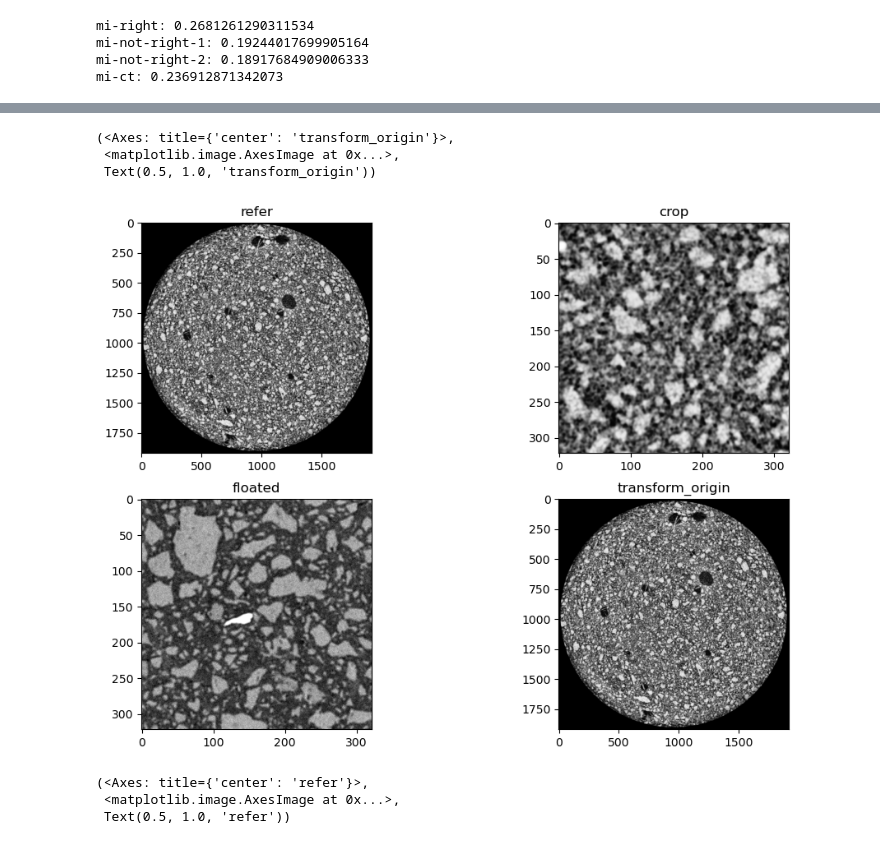
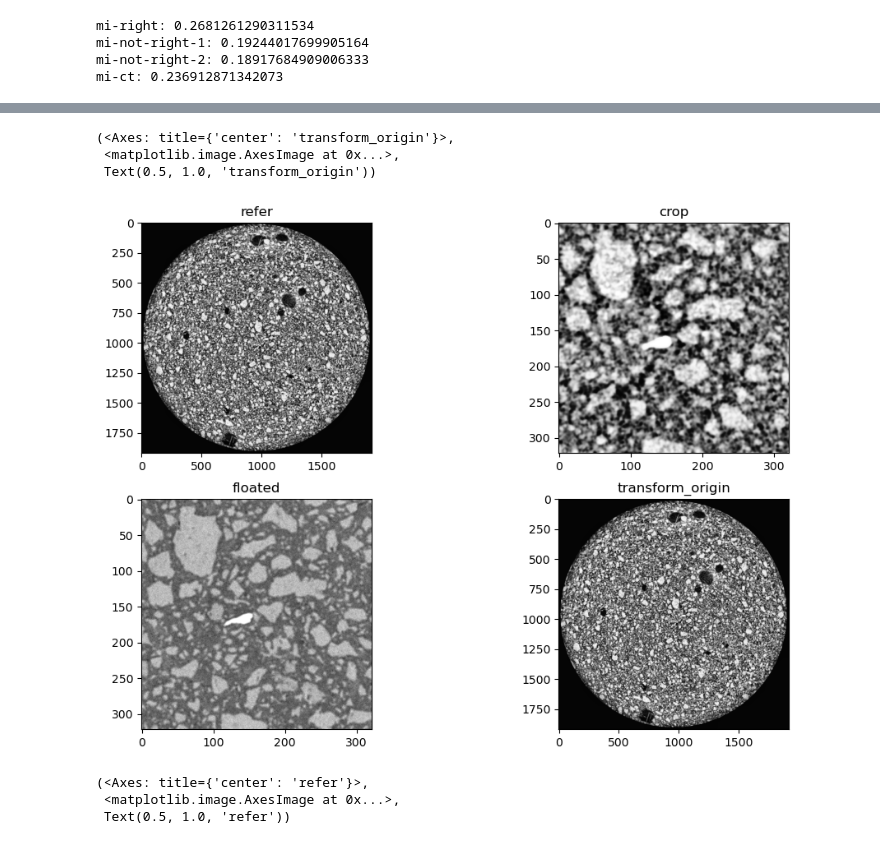
Before and after one commit to Barryzp/ml-workspace, a Jupyter notebook: registration/similarity-measure/crop_mi.ipynb, the cells around one changed output, grey strips where cells are left out. Drawn from its saved outputs; the diff is of its cells as text; code cells hidden in the pictures.

```diff
--- a/registration/similarity-measure/crop_mi.ipynb
+++ b/registration/similarity-measure/crop_mi.ipynb
@@ -100,7 +121,7 @@ def crop_rotate(image, center, size, angle):
     return cropped, rotated
 
 # Load the images
-refered_img = cv2.imread('multimodal/slice_19_ct_contrast.bmp', cv2.IMREAD_GRAYSCALE)
+refered_img = cv2.imread('multimodal/slice_32_enhanced_4.bmp', cv2.IMREAD_GRAYSCALE)
 floated_img = cv2.imread('multimodal/slice_bse_rect_mini.bmp', cv2.IMREAD_GRAYSCALE)
 
 
@@ -108,8 +129,8 @@ width, height = refered_img.shape
 
 floated_width, floated_height = floated_img.shape
 
-x_delta = 1000
-y_delta = 1000
+x_delta = 1200
+y_delta = 1400
 
 interval = 100
 
@@ -124,12 +145,18 @@ mi_datas = []
 nmi_datas = []
 
 # Specify center, size, and angle
-# center = (220, 155)  # BEST POSITION Example center position (x, y)
-center = (1210, 1101.2218) #(1160, 1869) #(1060, 969)##(1210, 1101.2218) ## (100, 900) # (400, 359)
+# center = (1061, 968)  # BEST POSITION Example center position (x, y)
+center = (1061, 968) #(1160, 1869) #(1060, 969)##(1210, 1101.2218) ## (100, 900) # (400, 359)
 size = (floated_height, floated_width)      # Example size (width, height)
 angle = 0           # Example rotation angle in degrees
-csv_prefix = "after_contrast_"
+csv_prefix = "after_contrast_1200"
+# Crop and rotate
+bins = 256
+threshold = [128, 180]
+bound = [0, 50]
+lamda_mis = 5
 
+################################start#########################################
 # 生成坐标点的列表
 # coordinates = np.vstack([xx.ravel(), yy.ravel()]).T
 # for i, coord in enumerate(coordinates):
@@ -138,27 +165,30 @@ csv_prefix = "after_contrast_"
 
 #     # Crop and rotate
 #     cropped_image, rotated = crop_rotate(refered_img, p, size, angle)
-#     mi = mutual_information(floated_img, np.array(cropped_image), bins=256)
-#     nmi = normalized_mutual_information(floated_img, np.array(cropped_image), bins=256)
+#     mi = mutual_information(floated_img, np.array(cropped_image), bins)
+#     nmi = normalized_mutual_information(floated_img, np.array(cropped_image), bins)
+#     sc = spatial_correlation(floated_img, np.array(cropped_image), threshold, bound)
+
+#     mis = mi + lamda_mis * sc
 
 #     mi_item = coordinate.copy()
 #     mi_item.append(mi)
+#     mi_item.append(mis)
 #     nmi_item = coordinate.copy()
 #     nmi_item.append(nmi)
+#     nmi_item.append(mis)
 #     mi_datas.append(mi_item)
 #     nmi_datas.append(nmi_item)
 
 # # 将数据转换为 DataFrame
-# mi_df = pd.DataFrame(mi_datas, columns=['x', 'y', 'z'])
-# nmi_df = pd.DataFrame(nmi_datas, columns=['x', 'y', 'z'])
+# mi_df = pd.DataFrame(mi_datas, columns=['x', 'y', 'z', 'w'])
+# nmi_df = pd.DataFrame(nmi_datas, columns=['x', 'y', 'z', 'w'])
 # # 将 DataFrame 保存为 CSV 文件
 # mi_df.to_csv(f'saved_datas/{csv_prefix}mi_datas.csv', index=False)
 # nmi_df.to_csv(f'saved_datas/{csv_prefix}nmi_datas.csv', index=False)
+################################end#########################################
 
-
-
-# Crop and rotate
-bins = 256
+# 单元测试
 cropped_image, rotated = crop_rotate(refered_img, center, size, angle)
 mi = mutual_information(floated_img, np.array(cropped_image), bins)
 nmi = normalized_mutual_information(floated_img, np.array(cropped_image), bins)
@@ -170,22 +200,64 @@ h2, _ = np.histogram(cropped_image, bins)
 h_floated_entropy = calculate_entropy(h1)
 h_cropped_entropy = calculate_entropy(h2)
 
+sc = spatial_correlation(floated_img, np.array(cropped_image), threshold, bound)
+
 # 计算联合熵
 h_AB_entropy = calculate_entropy(hist_2d)
 
+mis = mi + lamda_mis * sc
+
 print(f"MI: {mi}")
 print(f"NMI: {nmi}")
-
+print(f"SC: {sc}")
+print(f"MIS: {mis}")
 print(f"h_floated_entropy: {h_floated_entropy}")
 print(f"h_cropped_entropy: {h_cropped_entropy}")
 print(f"h_AB: {h_AB_entropy}")
 
+
+# 多个比较
+################################start#########################################
+# for i in range(60):
+#     delta_ = i * 10
+#     p = (center[0], center[1] + delta_)
+#     print(f"=================={p}times:{i}=====================")
+
+#     cropped_image, rotated = crop_rotate(refered_img, p, size, angle)
+#     mi = mutual_information(floated_img, np.array(cropped_image), bins)
+#     nmi = normalized_mutual_information(floated_img, np.array(cropped_image), bins)
+
+
+#     hist_2d, _, _ = np.histogram2d(floated_img.ravel(), np.array(cropped_image).ravel(), bins)
+#     # 计算边缘熵
+#     h1, _ = np.histogram(floated_img, bins)
+#     h2, _ = np.histogram(cropped_image, bins)
+#     h_floated_entropy = calculate_entropy(h1)
+#     h_cropped_entropy = calculate_entropy(h2)
+
+#     sc = spatial_correlation(floated_img, np.array(cropped_image), threshold, bound)
+
+#     # 计算联合熵
+#     h_AB_entropy = calculate_entropy(hist_2d)
+
+#     mis = mi + lamda_mis * sc
+
+#     print(f"MI: {mi}")
+#     print(f"NMI: {nmi}")
+#     print(f"SC: {sc}")
+#     print(f"MIS: {mis}")
+#     print(f"h_floated_entropy: {h_floated_entropy}")
+#     print(f"h_cropped_entropy: {h_cropped_entropy}")
+#     print(f"h_AB: {h_AB_entropy}")
+
+################################end#########################################
+
 # Display the images
 plt.figure(figsize=(12, 8))
-plt.subplot(2, 2, 1), plt.imshow(refered_img, cmap='gray'), plt.title('refer')
-plt.subplot(2, 2, 2), plt.imshow(cropped_image, cmap='gray'), plt.title('crop')
-plt.subplot(2, 2, 3), plt.imshow(floated_img, cmap='gray'), plt.title('floated')
-plt.subplot(2, 2, 4), plt.imshow(rotated, cmap='gray'), plt.title('transform_origin')
+plt.subplot(2, 2, 1), plt.imshow(refered_img, cmap='gray',vmin=0, vmax=255), plt.title('refer')
+plt.subplot(2, 2, 2), plt.imshow(cropped_image, cmap='gray',vmin=0, vmax=255), plt.title('crop')
+plt.subplot(2, 2, 3), plt.imshow(floated_img, cmap='gray',vmin=0, vmax=255), plt.title('floated')
+plt.subplot(2, 2, 4), plt.imshow(rotated, cmap='gray',vmin=0, vmax=255), plt.title('transform_origin')
 
 # saved_img = Image.fromarray(np.array(cropped_image).astype(np.uint8))
 # saved_img.save('reg_result.bmp')
@@ -201,7 +275,7 @@ h_AB: 13.639292983288463
 (<Axes: title={'center': 'transform_origin'}>,
  <matplotlib.image.AxesImage at 0x...>,
  Text(0.5, 1.0, 'transform_origin'))
-[figure, old version]
+[figure, new version]
 # %%
 # Calculate the histogram of the images
 hist_2d, _, _ = np.histogram2d(refered_img.ravel(), refered_img.ravel(), bins=256)
```
Also changed, not shown: parts of 2 cells of this notebook, 17 other files.
